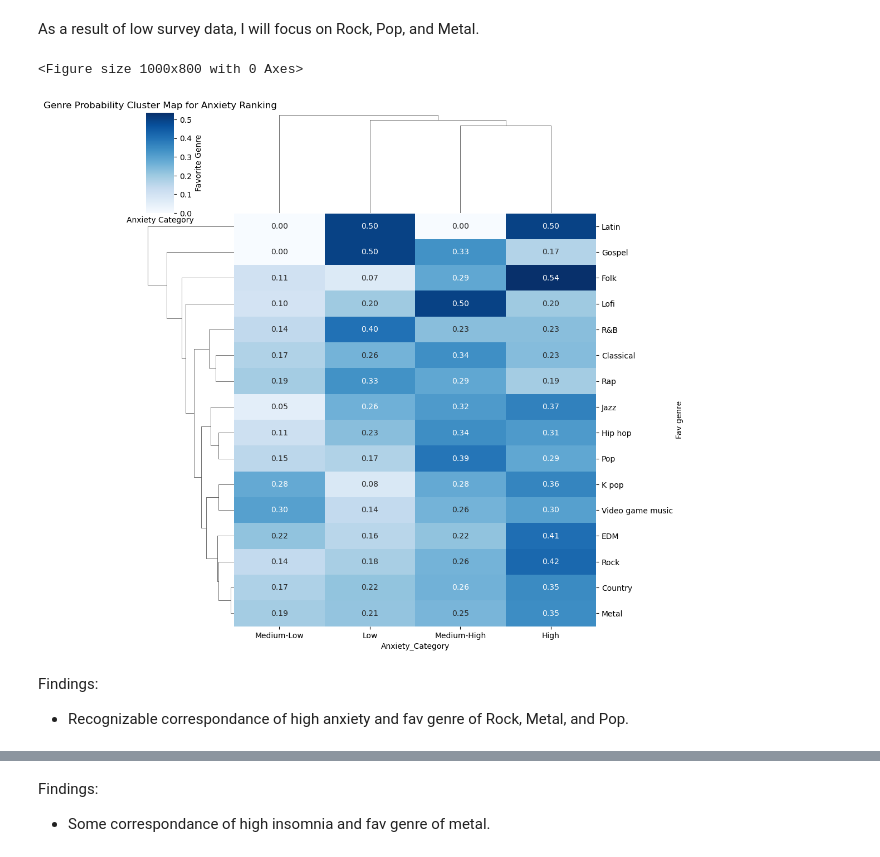
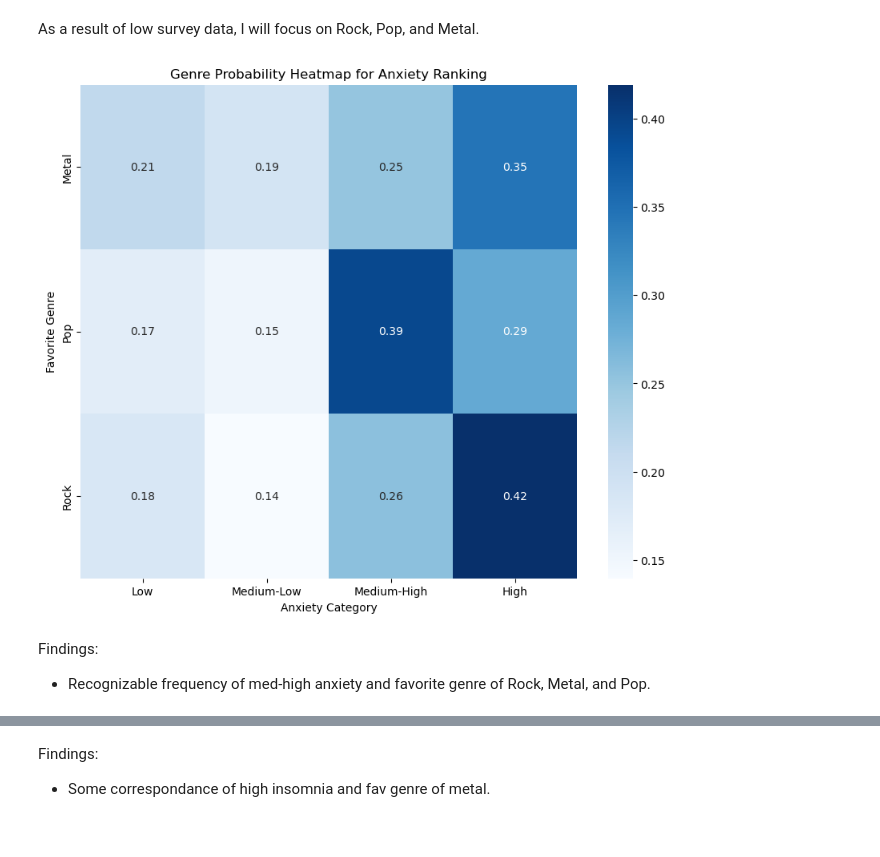
Before and after one commit to BlakeCrowther/music-mental-health-and-emotion, a Jupyter notebook: notebooks/results.ipynb, the cells around one changed output, grey strips where cells are left out. Cells and saved outputs as stored; diff of their text form; code cells hidden in the pictures.

Commit message:
Fix readme and results notebook

```diff
--- a/notebooks/results.ipynb
+++ b/notebooks/results.ipynb
@@ -340,0 +379,3 @@ plt.show()
+# %%
+mxmh_df = pd.read_csv('../data/mxmh_survey_results.csv')
+mxmh_df.head()
@@ -404,18 +453,18 @@ Individuals w/ any self-reported OCD: 488
 Combined Validation: 2428
 [figure]
 # %%
-# Create cluster maps of mental health rankings
-def create_mg_genre_clustermap(df, mh_category):
+# Create heatmaps of mental health rankings
+def create_mh_genre_heatmap(df, mh_category):
     # Bin the anxiety scores into categories for easier visualization
     df[f"{mh_category}_Category"] = pd.cut(df[mh_category], bins=[0, 3, 5, 7, 10], labels=['Low', 'Medium-Low', 'Medium-High', 'High'])
 
     # Create a contingency table of 'Fav genre' and mh_category
     contingency_table = pd.crosstab(df['Fav genre'], df[f"{mh_category}_Category"], normalize='index')
 
-    # Create a clustermap
+    # Create a heatmap
     plt.figure(figsize=(10, 8))
-    sns.clustermap(contingency_table, cmap="Blues", annot=True, fmt=".2f", col_cluster=True, row_cluster=True, cbar=True)
-    plt.title(f'Genre Probability Cluster Map for {mh_category} Ranking')
+    sns.heatmap(contingency_table, cmap="Blues", annot=True, fmt=".2f", cbar=True)
+    plt.title(f'Genre Probability Heatmap for {mh_category} Ranking')
     plt.xlabel(f'{mh_category} Category')
     plt.ylabel('Favorite Genre')
     plt.show()
@@ -424,7 +473,7 @@ def create_mg_genre_clustermap(df, mh_category):
 def create_mh_genre_plot(df, mh_category):
     # df[f'{mh_category}_Category'] = pd.cut(df[mh_category], bins=[0, 3, 5, 7, 10], labels=['Low', 'Medium-Low', 'Medium-High', 'High'])
 
-    counts_df = mxmh_df.groupby(['Fav genre', f'{mh_category}_Category']).size().unstack(fill_value=0)
+    counts_df = df.groupby(['Fav genre', f'{mh_category}_Category']).size().unstack(fill_value=0)
 
     # Create a stacked bar plot
     plt.figure(figsize=(30, 10))
@@ -437,11 +486,11 @@ def create_mh_genre_plot(df, mh_category):
     plt.show()
 # %% [markdown]
 As a result of low survey data, I will focus on Rock, Pop, and Metal.
-# %%
-create_mg_genre_clustermap(mxmh_df, 'Anxiety')
-# %% [output]
-<Figure size 1000x800 with 0 Axes>
-[figure, removed]
+# %%
+genre_subset = mxmh_df[mxmh_df['Fav genre'].isin(['Rock', 'Pop', 'Metal'])].copy()
+create_mh_genre_heatmap(genre_subset, 'Anxiety')
+# %% [output]
+[figure, added]
 # %% [markdown]
 Findings:
-- Recognizable correspondance of high anxiety and fav genre of Rock, Metal, and Pop.
+- Recognizable frequency of med-high anxiety and favorite genre of Rock, Metal, and Pop.
```
Also changed, not shown: parts of 24 cells of this notebook, 4 other files.
